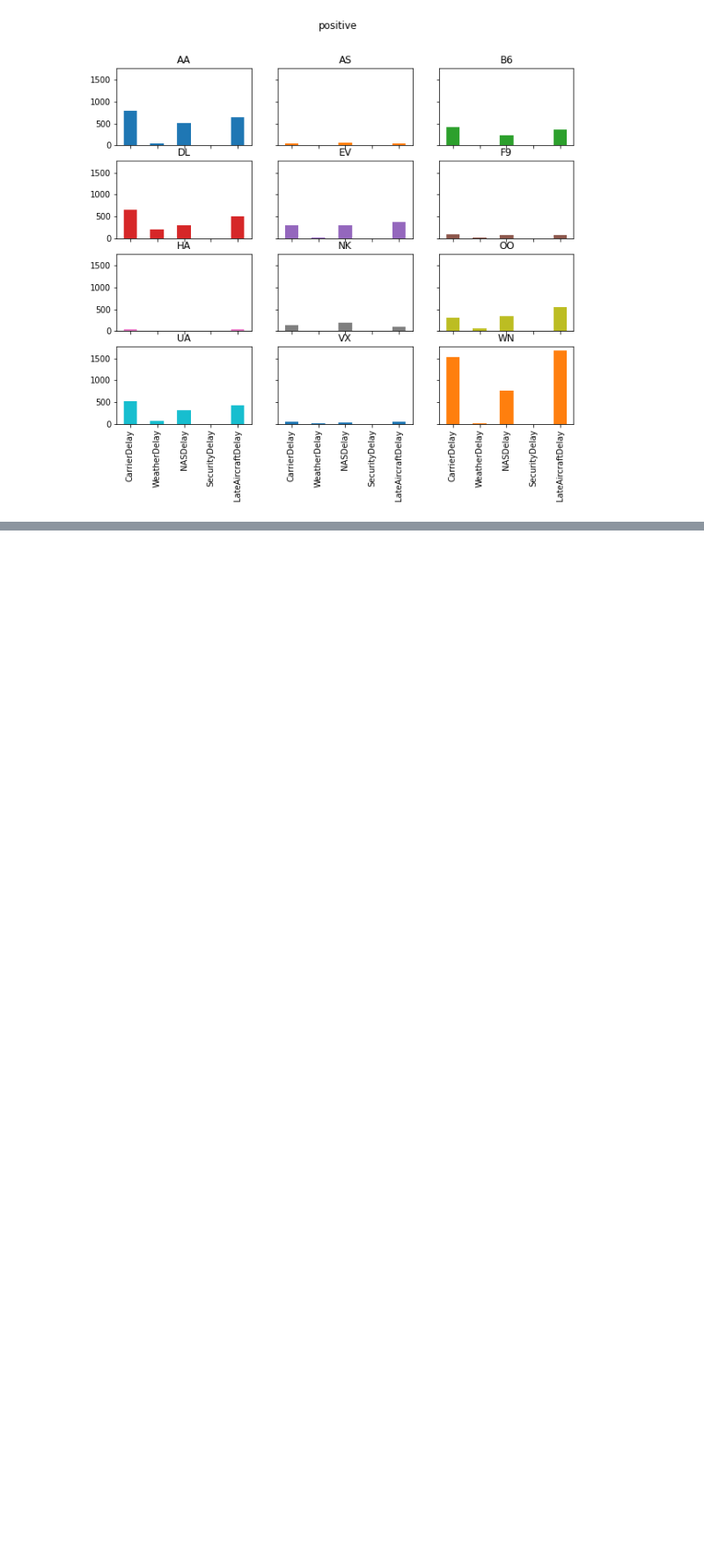
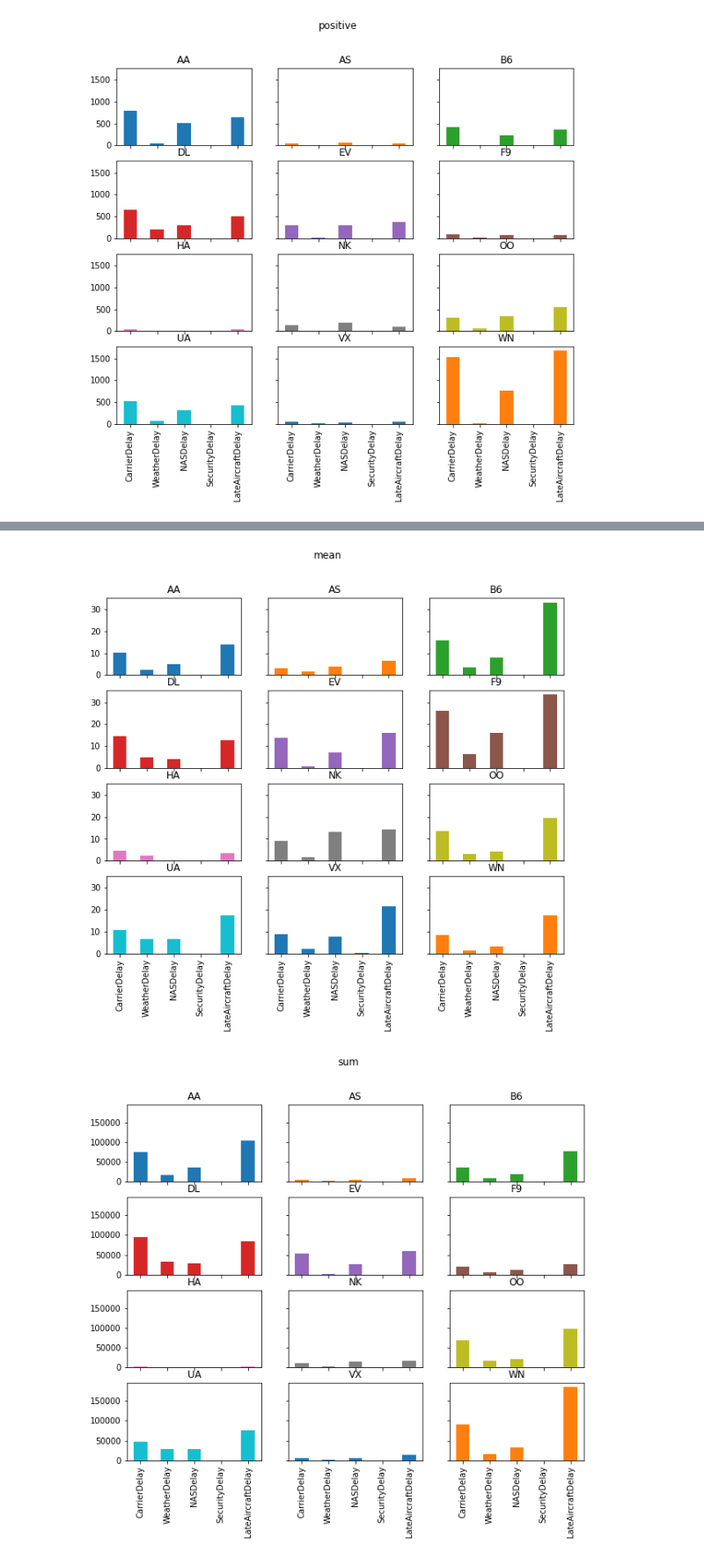
Before and after one commit to beauvilerobed/ds-ml-notes-projects-and-tutorials, a Jupyter notebook: projects/intro-to-economic-modeling-and-ds/working-with-data/groupby.ipynb, the cells around one changed output, grey strips where cells are left out. Shown at 88% size. Cells and saved outputs as stored; diff of their text form; code cells hidden in the pictures; blank space fills up the shorter version.

```diff
--- a/projects/intro-to-economic-modeling-and-ds/working-with-data/groupby.ipynb
+++ b/projects/intro-to-economic-modeling-and-ds/working-with-data/groupby.ipynb
@@ -567,0 +603,8 @@ Good luck!
+# %%
+# 5. Verify that we wrote the functions properly by setting the arguments
+# to appropriate values to replicate the plots from above.
+
+delay_type_plot(air_dec, "12-17-16", "12-19-16")
+# %% [output]
+[figure, added]
+[figure, added]
```
Also changed, not shown: parts of 10 cells of this notebook.
